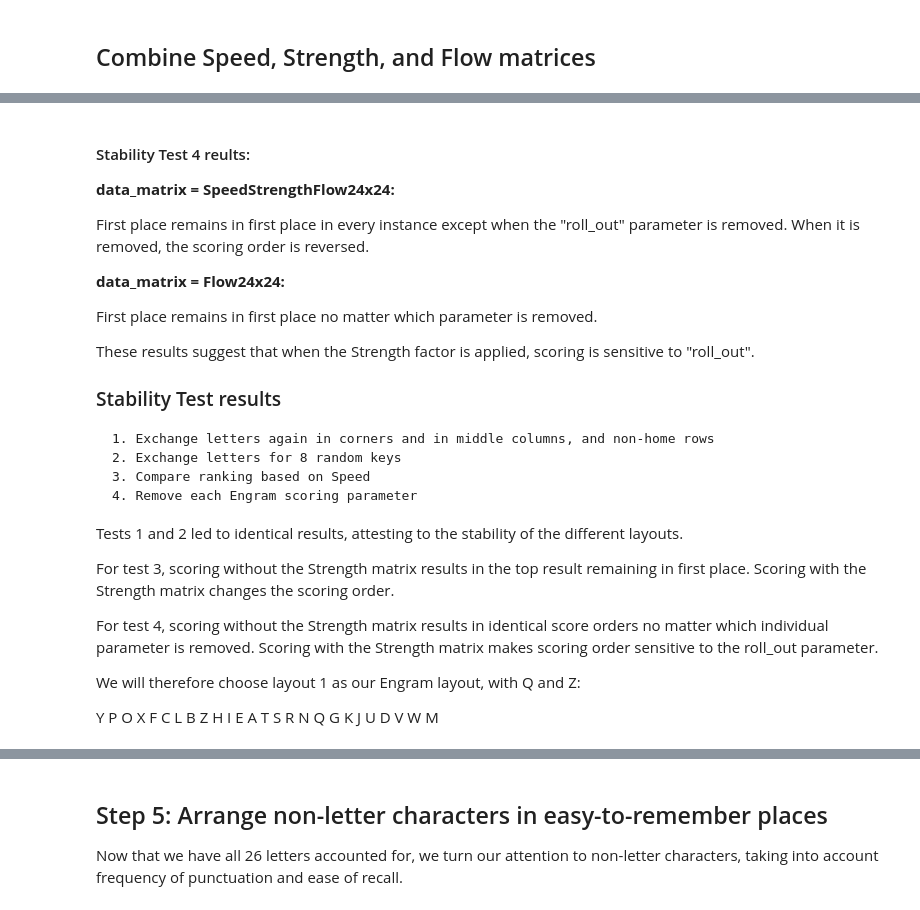
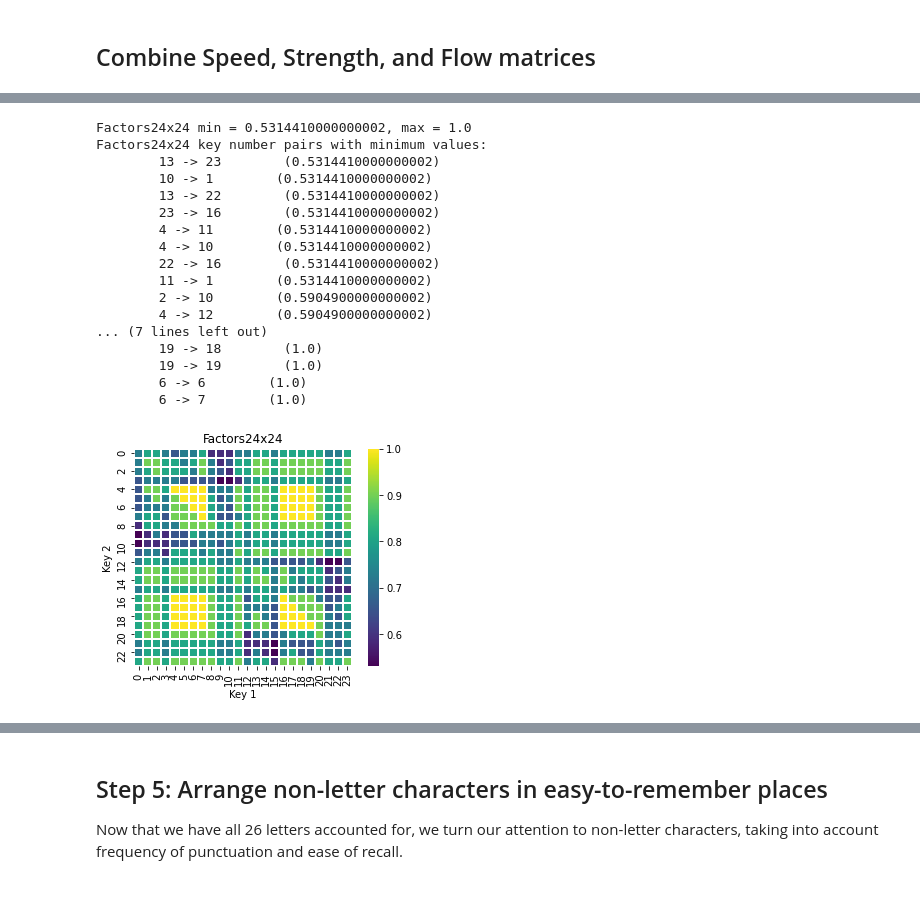
Before and after one commit to binarybottle/engram, a Jupyter notebook: engram_layout_v1.3.ipynb, the cells around one changed output, grey strips where cells are left out. Drawn from its saved outputs; the diff is of its cells as text; code cells hidden in the pictures.

Commit message:
Run everything up to final exchange

```diff
--- a/engram_layout_v1.3.ipynb
+++ b/engram_layout_v1.3.ipynb
@@ -444,12 +524,12 @@ import matplotlib.pyplot as plt
 import seaborn as sns
 
 # Influence of strength data
-strength_factor = 0.9  # Published finger strength data is given very low weight, and is used primarily for ordering initial sequence of letters in Step 1.
+apply_strength = False
+strength_factor = 0.9  # Published finger strength data.
 
 # Influence of speed data
 apply_speed = False
-speed_factor = 0.9  # Published speed data was only used for early experimentation.
-
+speed_factor = 0.9  # Published inter-key speed data.
 
 # Find all permutations of letters, optimize layout, and generate output:
 def permute_optimize(letters, all_letters, all_keys, data_matrix, bigrams, bigram_frequencies, verbose=False, ntop=0):
@@ -4279,32 +2073,35 @@ for P in params_lists:
-# %% [markdown]
-#### Stability Test 4 reults:
-
-**data_matrix = SpeedStrengthFlow24x24:**
-
-First place remains in first place in every instance except when the "roll_out" parameter is removed. When it is removed, the scoring order is reversed.
-
-**data_matrix = Flow24x24:**
-
-First place remains in first place no matter which parameter is removed.
-
-These results suggest that when the Strength factor is applied, scoring is sensitive to "roll_out".
-
-
-### Stability Test results
-
-    1. Exchange letters again in corners and in middle columns, and non-home rows
-    2. Exchange letters for 8 random keys
-    3. Compare ranking based on Speed
-    4. Remove each Engram scoring parameter
-
-Tests 1 and 2 led to identical results, attesting to the stability of the different layouts.
-
-For test 3, scoring without the Strength matrix results in the top result remaining in first place. Scoring with the Strength matrix changes the scoring order.
-
-For test 4, scoring without the Strength matrix results in identical score orders no matter which individual parameter is removed. Scoring with the Strength matrix makes scoring order sensitive to the roll_out parameter.
-
-We will therefore choose layout 1 as our Engram layout, with Q and Z:
-
-Y P O X    F C L B Z
-H I E A    T S R N Q
-G K J U    D V W M
+# %%
+# 24 keys:
+Factors24x24 = Flow24x24
+if apply_strength:
+    Factors24x24 = Strength24x24 * Factors24x24
+if apply_speed:
+    Factors24x24 = Speed24x24 * Factors24x24
+
+# Print:
+print_matrix_info(matrix_data=Factors24x24, matrix_label="Factors24x24", nkeys=24, nlines=10)
+heatmap(data=Factors24x24, title="Factors24x24", xlabel="Key 1", ylabel="Key 2")
+
+# Save:
+file = open("Factors24x24.txt", "w+")
+file.write(str(Factors24x24))
+file.close()
+# %% [output]
+Factors24x24 min = 0.5314410000000002, max = 1.0
+Factors24x24 key number pairs with minimum values:
+        13 -> 23        (0.5314410000000002)
+        10 -> 1        (0.5314410000000002)
+        13 -> 22        (0.5314410000000002)
+        23 -> 16        (0.5314410000000002)
+        4 -> 11        (0.5314410000000002)
+        4 -> 10        (0.5314410000000002)
+        22 -> 16        (0.5314410000000002)
+        11 -> 1        (0.5314410000000002)
+        2 -> 10        (0.5904900000000002)
+        4 -> 12        (0.5904900000000002)
+... (7 lines left out)
+        19 -> 18        (1.0)
+        19 -> 19        (1.0)
+        6 -> 6        (1.0)
+        6 -> 7        (1.0)
+[figure, added]
```
Also changed, not shown: parts of 91 cells of this notebook.
